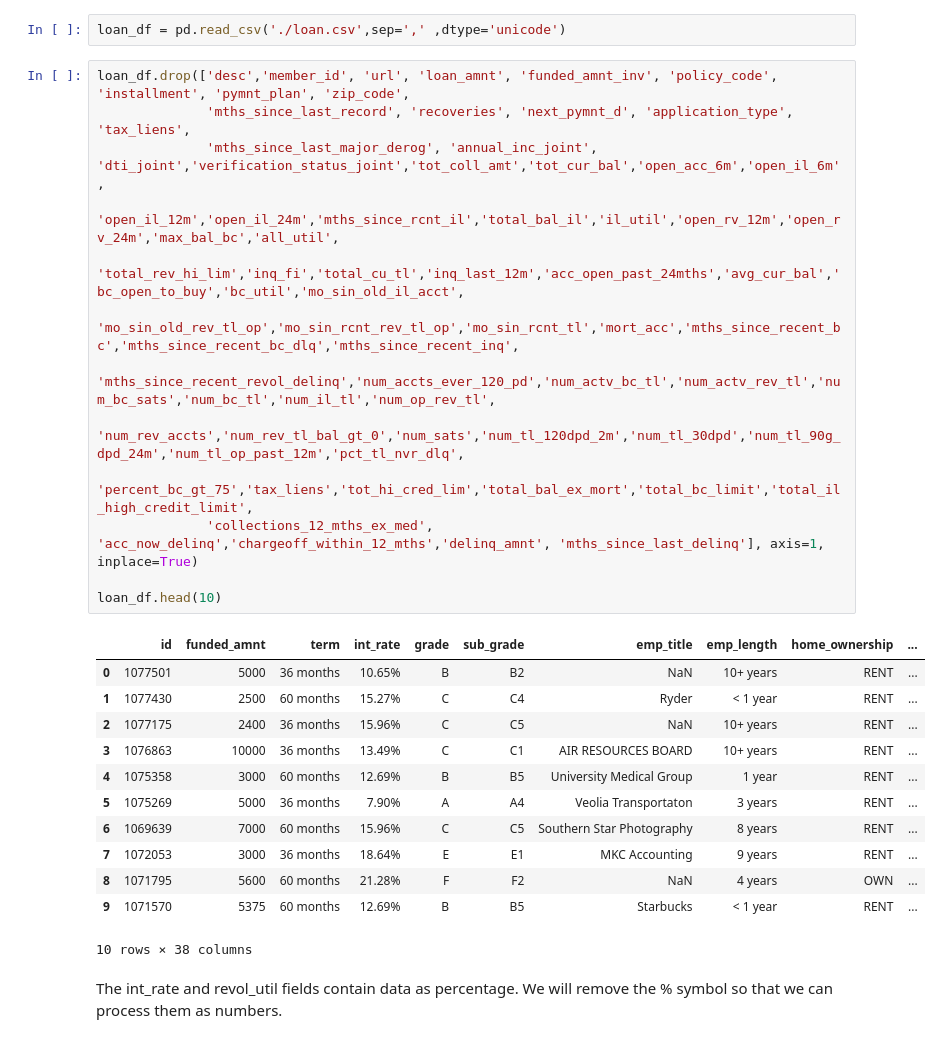
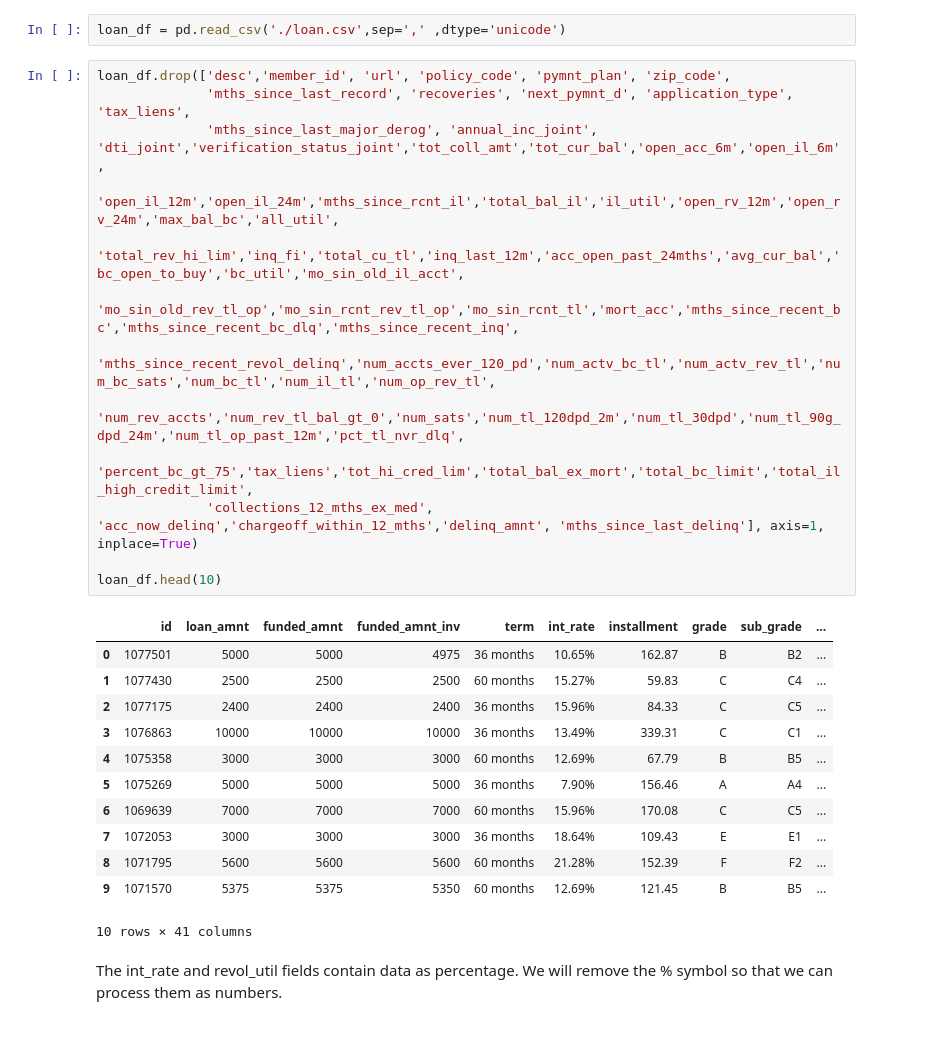
Before and after one commit to brijesh1100/P2-Gramener-Case-Study, a Jupyter notebook: EDA Case Study_Final.ipynb, the cells around one changed output. Drawn from its saved outputs; the diff is of its cells as text.

```diff
--- a/EDA Case Study_Final.ipynb
+++ b/EDA Case Study_Final.ipynb
@@ -16,31 +16,31 @@ import seaborn as sns
 # %%
 loan_df = pd.read_csv('./loan.csv',sep=',' ,dtype='unicode')
 # %%
-loan_df.drop(['desc','member_id', 'url', 'loan_amnt', 'funded_amnt_inv', 'policy_code', 'installment', 'pymnt_plan', 'zip_code',
+loan_df.drop(['desc','member_id', 'url', 'policy_code', 'pymnt_plan', 'zip_code',
               'mths_since_last_record', 'recoveries', 'next_pymnt_d', 'application_type', 'tax_liens',
               'mths_since_last_major_derog', 'annual_inc_joint', 'dti_joint','verification_status_joint','tot_coll_amt','tot_cur_bal','open_acc_6m','open_il_6m',
               'open_il_12m','open_il_24m','mths_since_rcnt_il','total_bal_il','il_util','open_rv_12m','open_rv_24m','max_bal_bc','all_util',
               'total_rev_hi_lim','inq_fi','total_cu_tl','inq_last_12m','acc_open_past_24mths','avg_cur_bal','bc_open_to_buy','bc_util','mo_sin_old_il_acct',
               'mo_sin_old_rev_tl_op','mo_sin_rcnt_rev_tl_op','mo_sin_rcnt_tl','mort_acc','mths_since_recent_bc','mths_since_recent_bc_dlq','mths_since_recent_inq',
               'mths_since_recent_revol_delinq','num_accts_ever_120_pd','num_actv_bc_tl','num_actv_rev_tl','num_bc_sats','num_bc_tl','num_il_tl','num_op_rev_tl',
               'num_rev_accts','num_rev_tl_bal_gt_0','num_sats','num_tl_120dpd_2m','num_tl_30dpd','num_tl_90g_dpd_24m','num_tl_op_past_12m','pct_tl_nvr_dlq',
               'percent_bc_gt_75','tax_liens','tot_hi_cred_lim','total_bal_ex_mort','total_bc_limit','total_il_high_credit_limit',
               'collections_12_mths_ex_med', 'acc_now_delinq','chargeoff_within_12_mths','delinq_amnt', 'mths_since_last_delinq'], axis=1, inplace=True)
 
 loan_df.head(10)
 # %% [output]
-|  | id | funded_amnt | term | int_rate | grade | sub_grade | emp_title | emp_length | home_ownership | ... |
-| 0 | 1077501 | 5000 | 36 months | 10.65% | B | B2 | NaN | 10+ years | RENT | ... |
-| 1 | 1077430 | 2500 | 60 months | 15.27% | C | C4 | Ryder | < 1 year | RENT | ... |
-| 2 | 1077175 | 2400 | 36 months | 15.96% | C | C5 | NaN | 10+ years | RENT | ... |
-| 3 | 1076863 | 10000 | 36 months | 13.49% | C | C1 | AIR RESOURCES BOARD | 10+ years | RENT | ... |
-| 4 | 1075358 | 3000 | 60 months | 12.69% | B | B5 | University Medical Group | 1 year | RENT | ... |
-| 5 | 1075269 | 5000 | 36 months | 7.90% | A | A4 | Veolia Transportaton | 3 years | RENT | ... |
-| 6 | 1069639 | 7000 | 60 months | 15.96% | C | C5 | Southern Star Photography | 8 years | RENT | ... |
-| 7 | 1072053 | 3000 | 36 months | 18.64% | E | E1 | MKC Accounting | 9 years | RENT | ... |
-| 8 | 1071795 | 5600 | 60 months | 21.28% | F | F2 | NaN | 4 years | OWN | ... |
-| 9 | 1071570 | 5375 | 60 months | 12.69% | B | B5 | Starbucks | < 1 year | RENT | ... |
+|  | id | loan_amnt | funded_amnt | funded_amnt_inv | term | int_rate | installment | grade | sub_grade | ... |
+| 0 | 1077501 | 5000 | 5000 | 4975 | 36 months | 10.65% | 162.87 | B | B2 | ... |
+| 1 | 1077430 | 2500 | 2500 | 2500 | 60 months | 15.27% | 59.83 | C | C4 | ... |
+| 2 | 1077175 | 2400 | 2400 | 2400 | 36 months | 15.96% | 84.33 | C | C5 | ... |
+| 3 | 1076863 | 10000 | 10000 | 10000 | 36 months | 13.49% | 339.31 | C | C1 | ... |
+| 4 | 1075358 | 3000 | 3000 | 3000 | 60 months | 12.69% | 67.79 | B | B5 | ... |
+| 5 | 1075269 | 5000 | 5000 | 5000 | 36 months | 7.90% | 156.46 | A | A4 | ... |
+| 6 | 1069639 | 7000 | 7000 | 7000 | 60 months | 15.96% | 170.08 | C | C5 | ... |
+| 7 | 1072053 | 3000 | 3000 | 3000 | 36 months | 18.64% | 109.43 | E | E1 | ... |
+| 8 | 1071795 | 5600 | 5600 | 5600 | 60 months | 21.28% | 152.39 | F | F2 | ... |
+| 9 | 1071570 | 5375 | 5375 | 5350 | 60 months | 12.69% | 121.45 | B | B5 | ... |
-10 rows × 38 columns
+10 rows × 41 columns
 # %% [markdown]
 The int_rate and revol_util fields contain data as percentage. We will remove the % symbol so that we can process them as numbers.
 # %%
```
Also changed, not shown: parts of 30 cells of this notebook.
